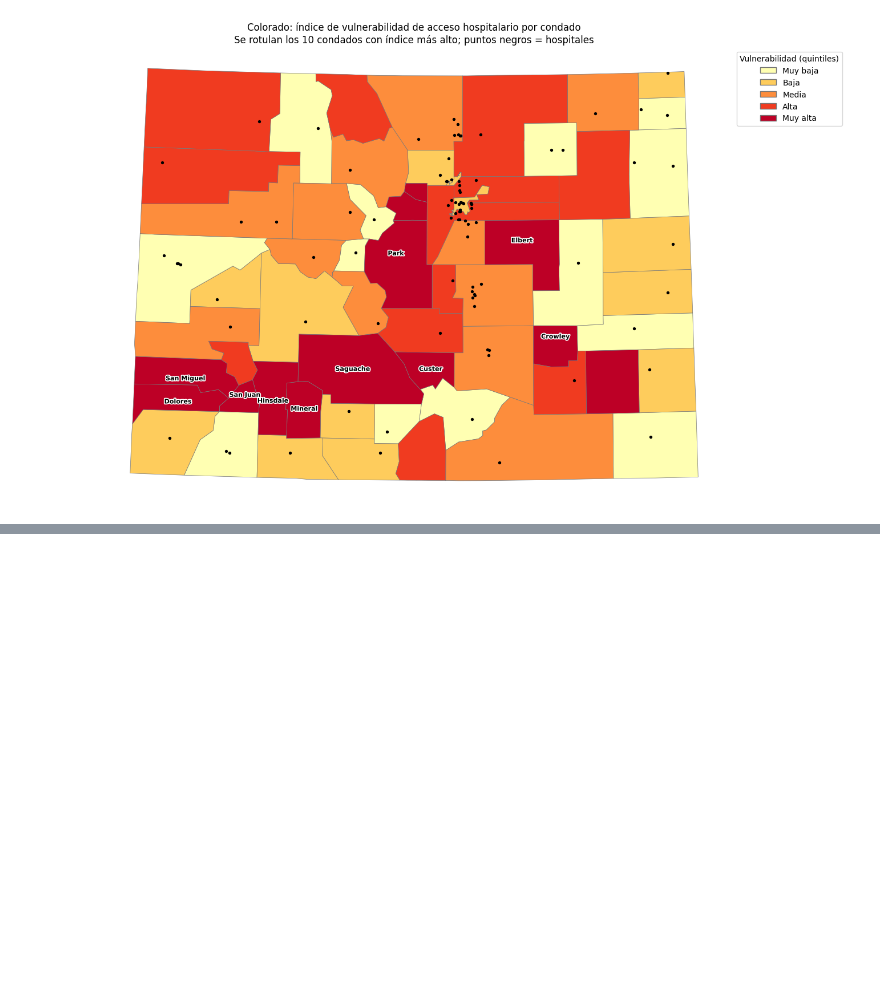
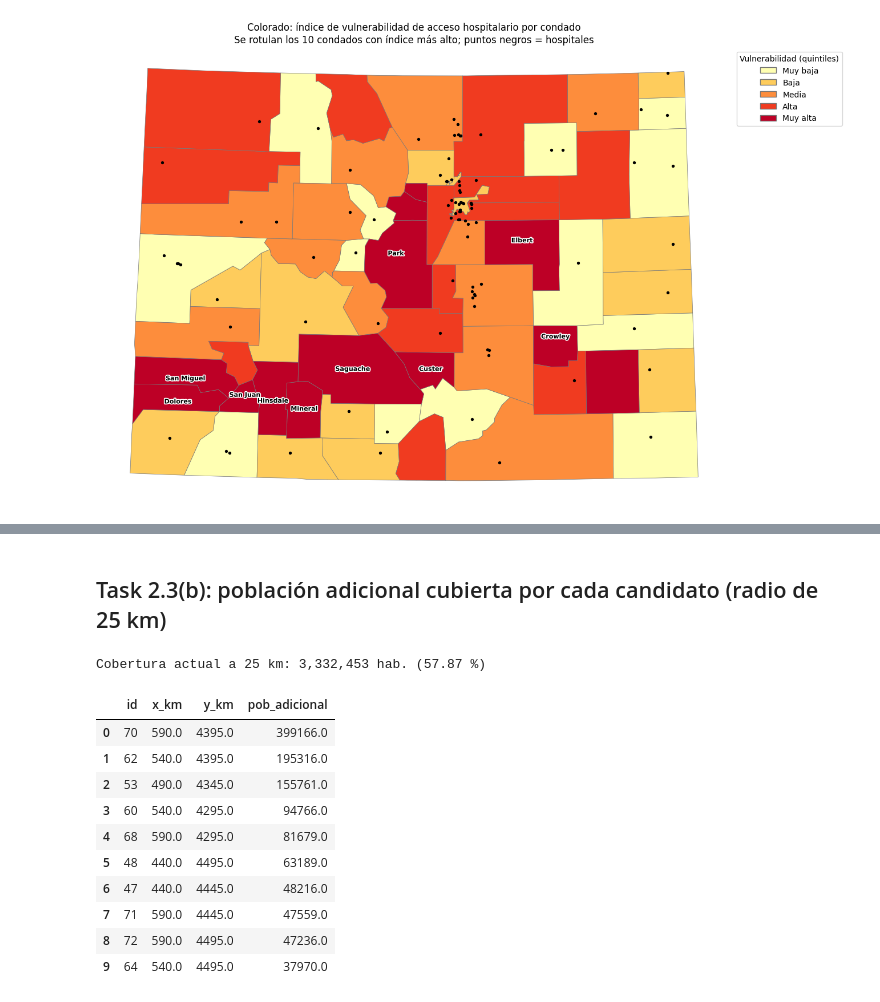
Before and after one commit to CamiR24/Lab5-MS, a Jupyter notebook: Task2.ipynb, the cells around one changed output, grey strips where cells are left out. Cells and saved outputs as stored; diff of their text form; code cells hidden in the pictures; blank space fills up the shorter version.

```diff
--- a/Task2.ipynb
+++ b/Task2.ipynb
@@ -340,0 +387,48 @@ plt.show()
+# %% [markdown]
+## Task 2.3(b): población adicional cubierta por cada candidato (radio de 25 km)
+# %%
+radio_m = 25_000
+areas_condados = condados_m.geometry.area
+poblacion_condado = condados_m["poblacion"]
+
+# Cobertura actual: unión de los buffers de 25 km de los hospitales existentes (igual que Task 1.3)
+cobertura_actual = unary_union([g.buffer(radio_m, quad_segs=32) for g in hospitales_m.geometry])
+
+def poblacion_cubierta(zona):
+    """Población estimada dentro de `zona`, suponiendo población uniforme en cada condado:
+    pob_i * Area(condado_i ∩ zona) / Area(condado_i)."""
+    return (poblacion_condado * condados_m.geometry.intersection(zona).area / areas_condados).clip(lower=0).sum()
+
+def cobertura_adicional(punto, zona_cubierta):
+    """Población que el buffer de 25 km de `punto` agregaría fuera de `zona_cubierta`:
+    pob_i * Area((condado_i ∩ buffer_nuevo) - zona_cubierta) / Area(condado_i)."""
+    nuevo = punto.buffer(radio_m, quad_segs=32).difference(zona_cubierta)
+    return (poblacion_condado * condados_m.geometry.intersection(nuevo).area / areas_condados).sum()
+
+poblacion_total = poblacion_condado.sum()
+pob_actual = poblacion_cubierta(cobertura_actual)
+print(f"Cobertura actual a 25 km: {pob_actual:,.0f} hab. ({pob_actual / poblacion_total * 100:.2f} %)")
+
+candidatos["pob_adicional"] = [cobertura_adicional(p, cobertura_actual) for p in candidatos.geometry]
+
+display(
+    candidatos.sort_values("pob_adicional", ascending=False)
+    .head(10)
+    .assign(x_km=lambda d: d.geometry.x / 1000, y_km=lambda d: d.geometry.y / 1000)
+    [["id", "x_km", "y_km", "pob_adicional"]]
+    .round(0)
+    .reset_index(drop=True)
+)
+# %% [output]
+Cobertura actual a 25 km: 3,332,453 hab. (57.87 %)
+|  | id | x_km | y_km | pob_adicional |
+| 0 | 70 | 590.0 | 4395.0 | 399166.0 |
+| 1 | 62 | 540.0 | 4395.0 | 195316.0 |
+| 2 | 53 | 490.0 | 4345.0 | 155761.0 |
+| 3 | 60 | 540.0 | 4295.0 | 94766.0 |
+| 4 | 68 | 590.0 | 4295.0 | 81679.0 |
+| 5 | 48 | 440.0 | 4495.0 | 63189.0 |
+| 6 | 47 | 440.0 | 4445.0 | 48216.0 |
+| 7 | 71 | 590.0 | 4445.0 | 47559.0 |
+| 8 | 72 | 590.0 | 4495.0 | 47236.0 |
+| 9 | 64 | 540.0 | 4495.0 | 37970.0 |
```
Also changed, not shown: parts of 6 cells of this notebook.
